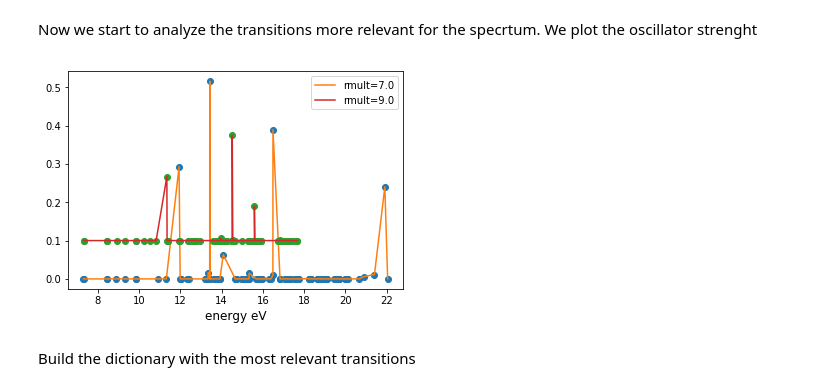
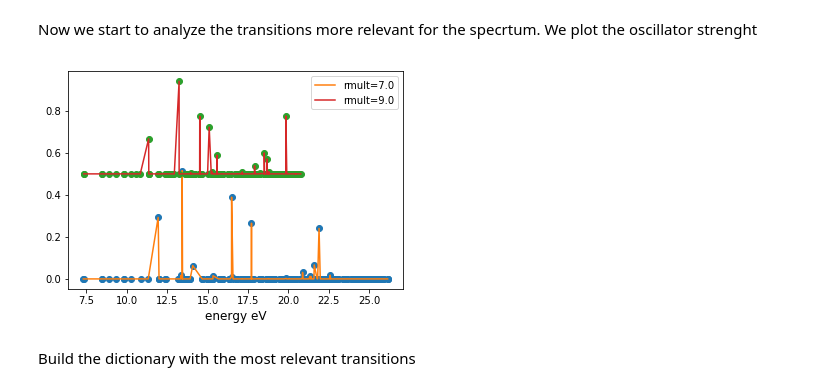
Before and after one commit to luigigenovese/KPM-nb, a Jupyter notebook: POLARIZABILITY/N2/Stability_and_convergence_linear_response.ipynb, the cells around one changed output. Cells and saved outputs as stored; diff of their text form; code cells hidden in the pictures.

```diff
--- a/POLARIZABILITY/N2/Stability_and_convergence_linear_response.ipynb
+++ b/POLARIZABILITY/N2/Stability_and_convergence_linear_response.ipynb
@@ -81,0 +126,9 @@ The spectrum are different and we want to understand why.
+# %%
+excitations = {}
+
+%cd $outputpath
+for ind, r in enumerate(rmult):
+    #filename = 'log/excitations_rmult'+str(r)+'.yaml '
+    filename = 'log/excitations_singlena_rmult'+str(r)+'.yaml '
+    excitations[r] = Yaml.load(filename)
+%cd ..
@@ -81,0 +140,5 @@ The spectrum are different and we want to understand why.
+# %%
+allTr = {}
+trEnergy = {}
+for r in rmult:
+    allTr[r], trEnergy[r] = R.allTransitions(excitations[r])
@@ -83,11 +175,3 @@ The spectrum are different and we want to understand why.
 ## Stability of the relevant excitations
 # %% [markdown]
 To understand why the spectrum changes from rmult 7 to 9 we perform an analysis of the properties of the excitations that are relevant for the costruction of the spectrum e compare the results for the two values of rmult.
-# %%
-excitations = {}
-
-%cd $outputpath
-for ind, r in enumerate(rmult):
-    filename = 'log/excitations_rmult'+str(r)+'.yaml '
-    excitations[r] = Yaml.load(filename)
-%cd ..
@@ -99,7 +177,0 @@ First of all we display the lower energy transitions for both values of the box
-# %%
-for r in rmult:
-    allTr, trEnergy = R.allTransitions(excitations[r])
-    print allTr[:12]
-for r in rmult:
-    allTr, trEnergy = R.allTransitions(excitations[r])
-    print trEnergy[:12]
@@ -113,19 +180,21 @@ Now we start to analyze the transitions more relevant for the specrtum. We plot
 # %%
 offs = 0.0
 for r in rmult:
     allTr, trEnergy = R.allTransitions(excitations[r])
     na = excitations[r].keys()[-1]
     oscStrenght = []
     for tr in allTr:
         oscStrenght.append(excitations[r][na]['transitions'][tr]['oscStrenght'])
     plt.plot(trEnergy,offs+np.array(oscStrenght),'o')
     plt.plot(trEnergy,offs+np.array(oscStrenght),label = 'rmult='+str(r))
-    offs+=0.1
+    #plt.plot(offs+np.array(oscStrenght),'o')
+    #plt.plot(offs+np.array(oscStrenght),label = 'rmult='+str(r))
+    offs+=0.5
 plt.legend()
 plt.xlabel('energy eV', size=12)
 plt.show()
 # %% [output]
-[figure, old version]
+[figure, new version]
 # %% [markdown]
 Build the dictionary with the most relevant transitions
 # %%
```
Also changed, not shown: parts of 32 cells of this notebook, 2 other files.
